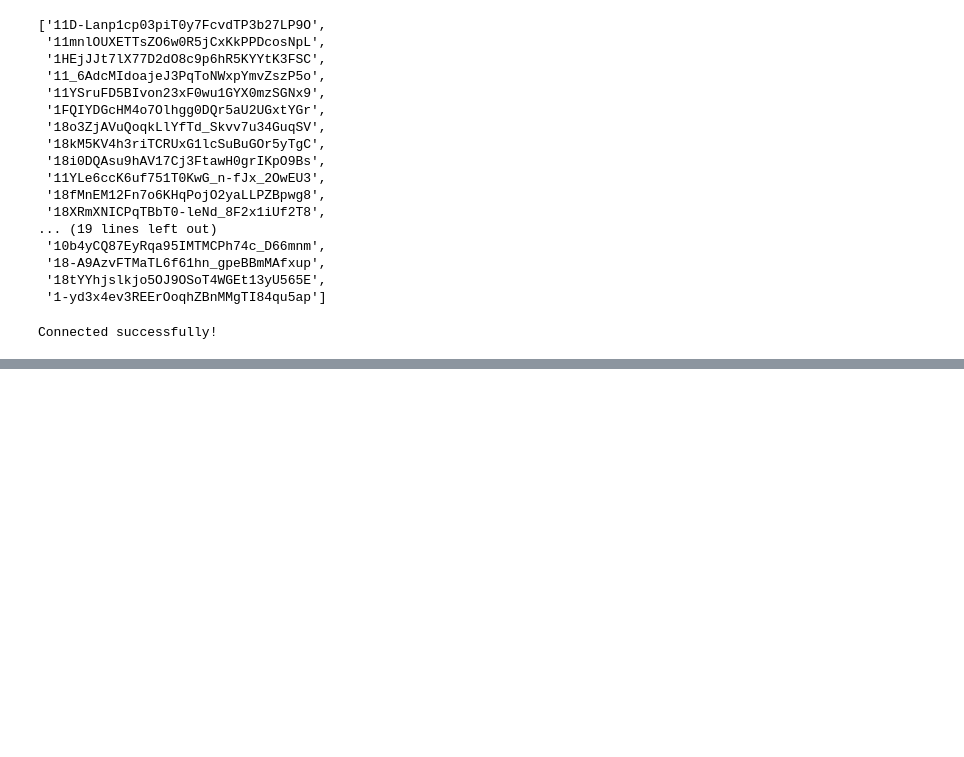
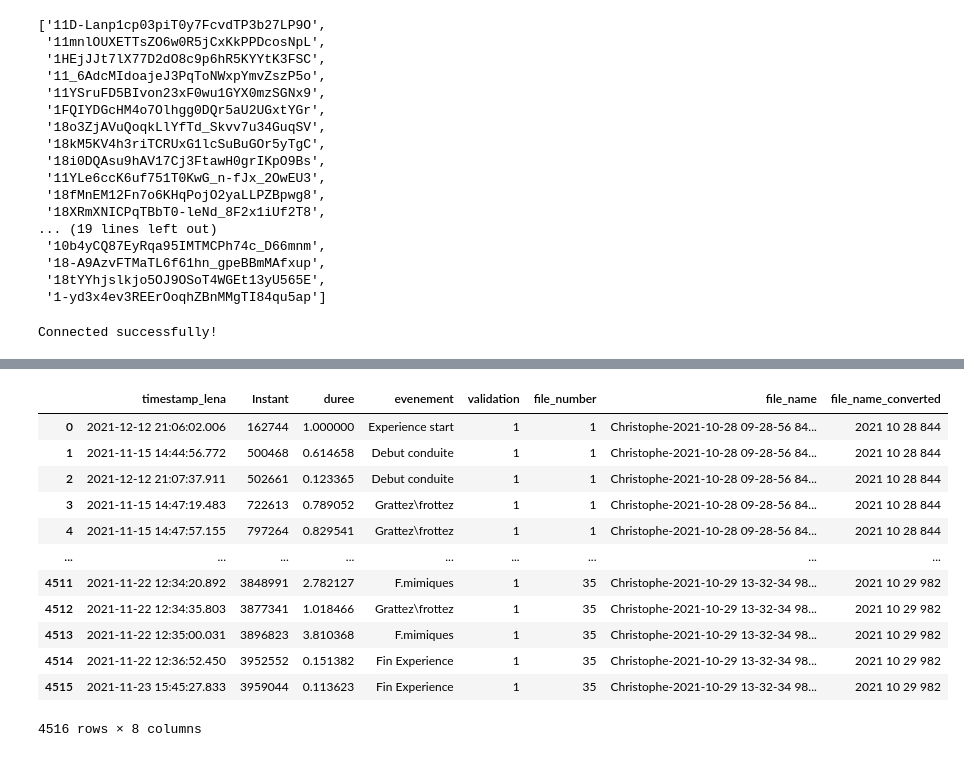
Before and after one commit to Jackfn96/3DS, a Jupyter notebook: notebooks/Combined DF.ipynb, the cells around one changed output, grey strips where cells are left out. Saved outputs shown, nothing was run; the diff lists cells and outputs as text; code cells hidden in the pictures; blank space fills up the shorter version.

Commit message:
aligning data pt1

```diff
--- a/notebooks/Combined DF.ipynb
+++ b/notebooks/Combined DF.ipynb
@@ -397,0 +438,3 @@ HRV_df
+# %%
+test_HRV = HRV_df.copy()
+test_video = main_video_df.copy()
@@ -397,0 +457,35 @@ HRV_df
+# %%
+def convert_video_names(file_name):
+
+    name = file_name.split(' ')
+
+    final = name[-1].split('.')
+
+    new = name[0].split('-')
+
+    last = []
+
+    last.extend((new[1], new[2], new[3], final[0]))
+
+    res = ' '.join(last)
+
+    return res
+# %%
+# get_video_data('Christophe-2021-10-29 13-32-34 982.flv.csv')
+test_video['file_name_converted'] = test_video.apply(lambda row : convert_video_names(row['file_name']), axis = 1)
+# %%
+test_video
+# %% [output]
+|  | timestamp_lena | Instant | duree | evenement | validation | file_number | file_name | file_name_converted |
+| 0 | 2021-12-12 21:06:02.006 | 162744 | 1.000000 | Experience start | 1 | 1 | Christophe-2021-10-28 09-28-56 84... | 2021 10 28 844 |
+| 1 | 2021-11-15 14:44:56.772 | 500468 | 0.614658 | Debut conduite | 1 | 1 | Christophe-2021-10-28 09-28-56 84... | 2021 10 28 844 |
+| 2 | 2021-12-12 21:07:37.911 | 502661 | 0.123365 | Debut conduite | 1 | 1 | Christophe-2021-10-28 09-28-56 84... | 2021 10 28 844 |
+| 3 | 2021-11-15 14:47:19.483 | 722613 | 0.789052 | Grattez\frottez | 1 | 1 | Christophe-2021-10-28 09-28-56 84... | 2021 10 28 844 |
+| 4 | 2021-11-15 14:47:57.155 | 797264 | 0.829541 | Grattez\frottez | 1 | 1 | Christophe-2021-10-28 09-28-56 84... | 2021 10 28 844 |
+| ... | ... | ... | ... | ... | ... | ... | ... | ... |
+| 4511 | 2021-11-22 12:34:20.892 | 3848991 | 2.782127 | F.mimiques | 1 | 35 | Christophe-2021-10-29 13-32-34 98... | 2021 10 29 982 |
+| 4512 | 2021-11-22 12:34:35.803 | 3877341 | 1.018466 | Grattez\frottez | 1 | 35 | Christophe-2021-10-29 13-32-34 98... | 2021 10 29 982 |
+| 4513 | 2021-11-22 12:35:00.031 | 3896823 | 3.810368 | F.mimiques | 1 | 35 | Christophe-2021-10-29 13-32-34 98... | 2021 10 29 982 |
+| 4514 | 2021-11-22 12:36:52.450 | 3952552 | 0.151382 | Fin Experience | 1 | 35 | Christophe-2021-10-29 13-32-34 98... | 2021 10 29 982 |
+| 4515 | 2021-11-23 15:45:27.833 | 3959044 | 0.113623 | Fin Experience | 1 | 35 | Christophe-2021-10-29 13-32-34 98... | 2021 10 29 982 |
+4516 rows × 8 columns
```
Also changed, not shown: parts of 16 cells of this notebook.
